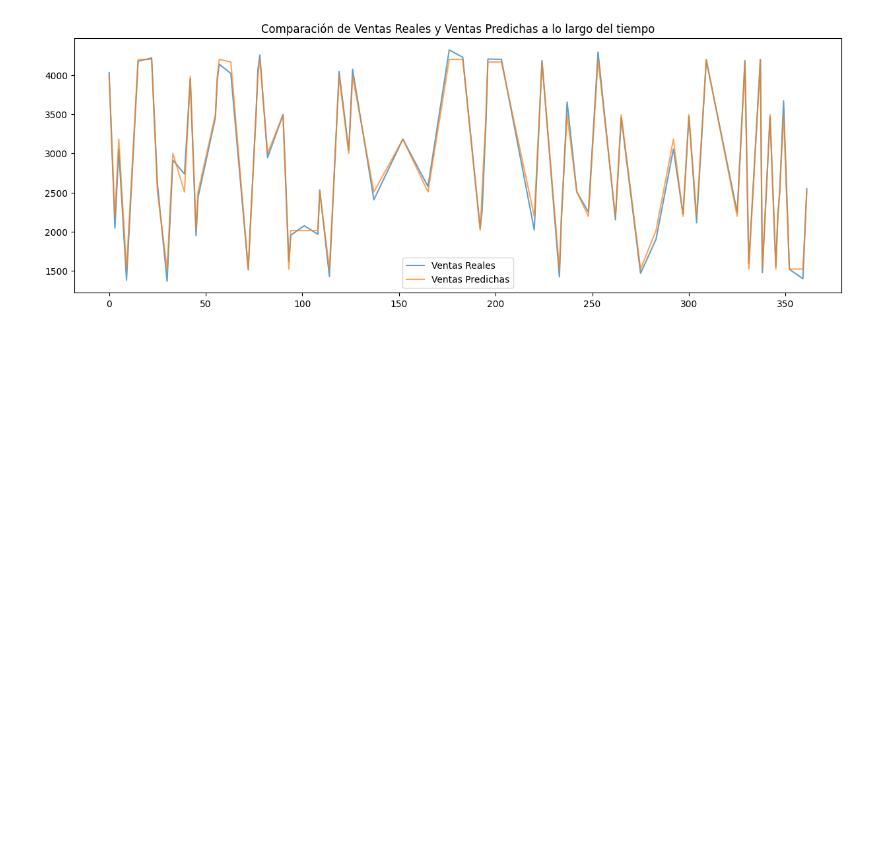
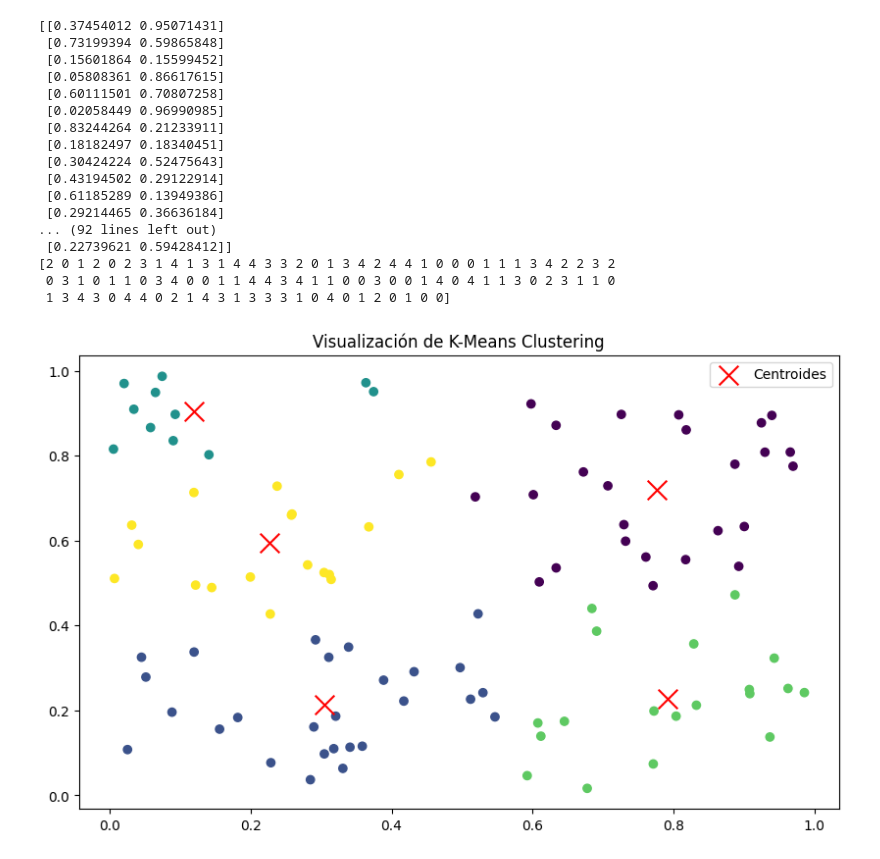
Before and after one commit to XavZol/Machine-Learning, a Jupyter notebook: Machine_Learning_1.ipynb, the cells around one changed output. Drawn from its saved outputs; the diff is of its cells as text; code cells hidden in the pictures; blank space fills up the shorter version.

```diff
--- a/Machine_Learning_1.ipynb
+++ b/Machine_Learning_1.ipynb
@@ -183,13 +0,0 @@ plt.show()
-# %%
-
-df_test = pd.DataFrame({'Real': y_prueba, 'Predicho': predicciones_lineal})
-df_test = df_test.sort_index()
-
-plt.figure(figsize=(15, 5))
-plt.plot(df_test['Real'], label='Ventas Reales', alpha=0.7)
-plt.plot(df_test['Predicho'], label='Ventas Predichas', alpha=0.7)
-plt.legend()
-plt.title('Comparación de Ventas Reales y Ventas Predichas a lo largo del tiempo')
-plt.show()
-# %% [output]
-[figure, removed]
@@ -197,0 +1,65 @@ plt.show()
+# %%
+import numpy as np
+import matplotlib.pyplot as plt
+import seaborn as sns
+from sklearn.cluster import KMeans
+
+np.random.seed(42)
+data = np.random.rand(100, 2)
+print(data)
+
+kmeans1 = KMeans(n_clusters=5, random_state=42)
+kmeans1.fit(data)
+centroides1 = kmeans1.cluster_centers_
+print(centroides1)
+
+etiquetas1 = kmeans1.labels_
+print(etiquetas1)
+
+plt.figure(figsize=(10, 6))
+plt.scatter(data[:, 0], data[:, 1], c=etiquetas1, cmap='viridis', marker='o')
+plt.scatter(centroides1[:, 0], centroides1[:, 1], c='red', marker='x', s=200, label='Centroides')
+plt.title('Visualización de K-Means Clustering')
+plt.legend()
+plt.show()
+
+np.random.seed(4)
+data1 = np.random.rand(100, 2)
+
+pinguinos = sns.load_dataset('penguins')
+pinguinos.dropna(inplace=True)
+data = pinguinos[['bill_length_mm', 'bill_depth_mm']]
+
+kmeans2 = KMeans(n_clusters=3, random_state=42)
+kmeans2.fit(data)
+
+centroides2 = kmeans2.cluster_centers_
+etiquetas2 = kmeans2.labels_
+
+plt.figure(figsize=(12, 7))
+sns.scatterplot(data=pinguinos, x='bill_length_mm', y='bill_depth_mm', hue=etiquetas2, palette='viridis')
+plt.scatter(centroides2[:, 0], centroides2[:, 1], c='red', s=100, marker='x', label='Centroides')
+plt.title('K-Means Clustering en el conjunto de datos Pinguinos')
+plt.legend()
+plt.xlabel('Longitud del Pico (mm)')
+plt.ylabel('Profundidad del Pico (mm)')
+plt.show()
+# %% [output]
+[[0.37454012 0.95071431]
+ [0.73199394 0.59865848]
+ [0.15601864 0.15599452]
+ [0.05808361 0.86617615]
+ [0.60111501 0.70807258]
+ [0.02058449 0.96990985]
+ [0.83244264 0.21233911]
+ [0.18182497 0.18340451]
+ [0.30424224 0.52475643]
+ [0.43194502 0.29122914]
+ [0.61185289 0.13949386]
+ [0.29214465 0.36636184]
+... (92 lines left out)
+ [0.22739621 0.59428412]]
+[2 0 1 2 0 2 3 1 4 1 3 1 4 4 3 3 2 0 1 3 4 2 4 4 1 0 0 0 1 1 1 3 4 2 2 3 2
+ 0 3 1 0 1 1 0 3 4 0 0 1 1 4 4 3 4 1 1 0 0 3 0 0 1 4 0 4 1 1 3 0 2 3 1 1 0
+ 1 3 4 3 0 4 4 0 2 1 4 3 1 3 3 3 1 0 4 0 1 2 0 1 0 0]
+[figure, added]
```
Also changed, not shown: parts of 11 cells of this notebook, 1 other file.
